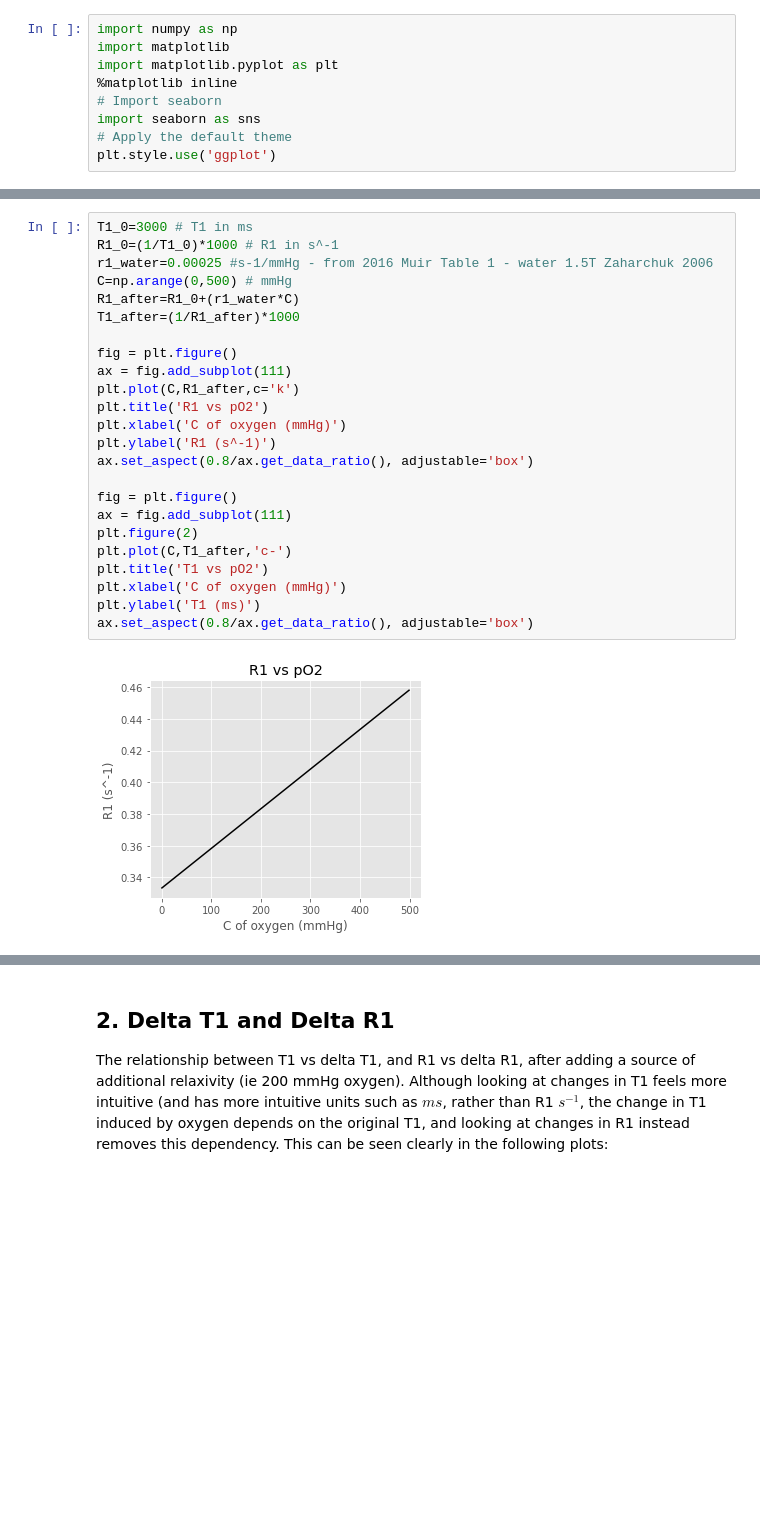
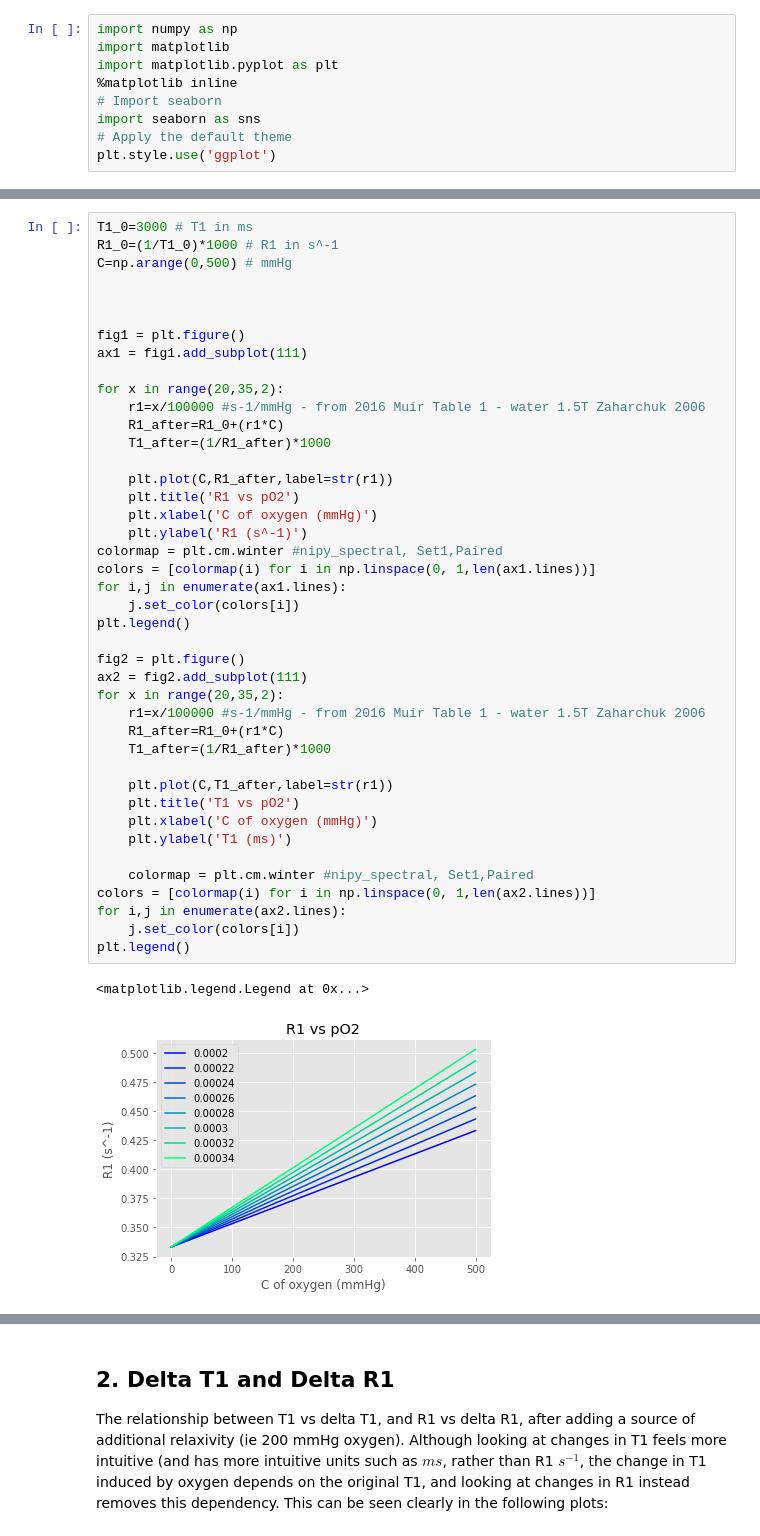
Before and after one commit to em-blue/relaxivity_pO2_notebooks, a Jupyter notebook: relaxivity_po2_playground.ipynb, the cells around one changed output, grey strips where cells are left out. Saved outputs shown, nothing was run; the diff lists cells and outputs as text; blank space fills up the shorter version.

```diff
--- a/relaxivity_po2_playground.ipynb
+++ b/relaxivity_po2_playground.ipynb
@@ -21,26 +21,45 @@ The relationship between $C$ is the amount of oxygen added, $r_1$ is the relaxiv
 # %%
 T1_0=3000 # T1 in ms
 R1_0=(1/T1_0)*1000 # R1 in s^-1
-r1_water=0.00025 #s-1/mmHg - from 2016 Muir Table 1 - water 1.5T Zaharchuk 2006
 C=np.arange(0,500) # mmHg
-R1_after=R1_0+(r1_water*C)
-T1_after=(1/R1_after)*1000
 
-fig = plt.figure()
-ax = fig.add_subplot(111)
-plt.plot(C,R1_after,c='k')
-plt.title('R1 vs pO2')
-plt.xlabel('C of oxygen (mmHg)')
-plt.ylabel('R1 (s^-1)')
-ax.set_aspect(0.8/ax.get_data_ratio(), adjustable='box')
 
-fig = plt.figure()
-ax = fig.add_subplot(111)
-plt.figure(2)
-plt.plot(C,T1_after,'c-')
-plt.title('T1 vs pO2')
-plt.xlabel('C of oxygen (mmHg)')
-plt.ylabel('T1 (ms)')
-ax.set_aspect(0.8/ax.get_data_ratio(), adjustable='box')
+
+fig1 = plt.figure()
+ax1 = fig1.add_subplot(111)
+
+for x in range(20,35,2):
+    r1=x/100000 #s-1/mmHg - from 2016 Muir Table 1 - water 1.5T Zaharchuk 2006
+    R1_after=R1_0+(r1*C)
+    T1_after=(1/R1_after)*1000
+
+    plt.plot(C,R1_after,label=str(r1))
+    plt.title('R1 vs pO2')
+    plt.xlabel('C of oxygen (mmHg)')
+    plt.ylabel('R1 (s^-1)')
+colormap = plt.cm.winter #nipy_spectral, Set1,Paired
+colors = [colormap(i) for i in np.linspace(0, 1,len(ax1.lines))]
+for i,j in enumerate(ax1.lines):
+    j.set_color(colors[i])
+plt.legend()
+
+fig2 = plt.figure()
+ax2 = fig2.add_subplot(111)
+for x in range(20,35,2):
+    r1=x/100000 #s-1/mmHg - from 2016 Muir Table 1 - water 1.5T Zaharchuk 2006
+    R1_after=R1_0+(r1*C)
+    T1_after=(1/R1_after)*1000
+
+    plt.plot(C,T1_after,label=str(r1))
+    plt.title('T1 vs pO2')
+    plt.xlabel('C of oxygen (mmHg)')
+    plt.ylabel('T1 (ms)')
+
+    colormap = plt.cm.winter #nipy_spectral, Set1,Paired
+colors = [colormap(i) for i in np.linspace(0, 1,len(ax2.lines))]
+for i,j in enumerate(ax2.lines):
+    j.set_color(colors[i])
+plt.legend()
 # %% [output]
+<matplotlib.legend.Legend at 0x...>
-[figure, old version]
+[figure, new version]
```
Also changed, not shown: parts of 12 cells of this notebook.
